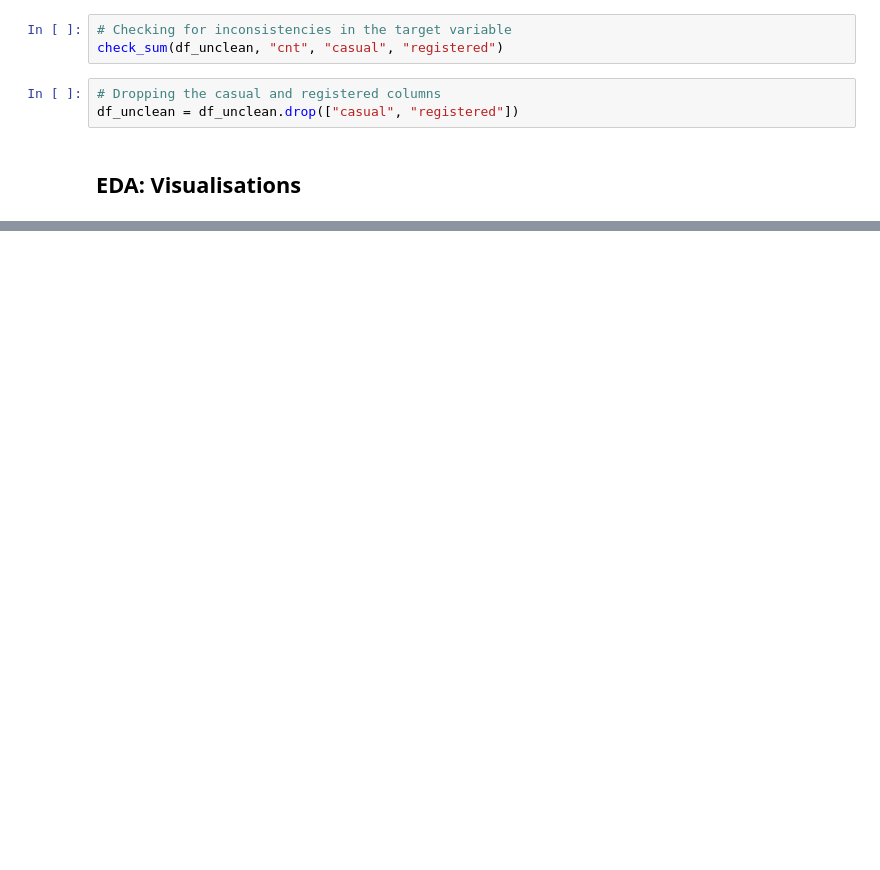
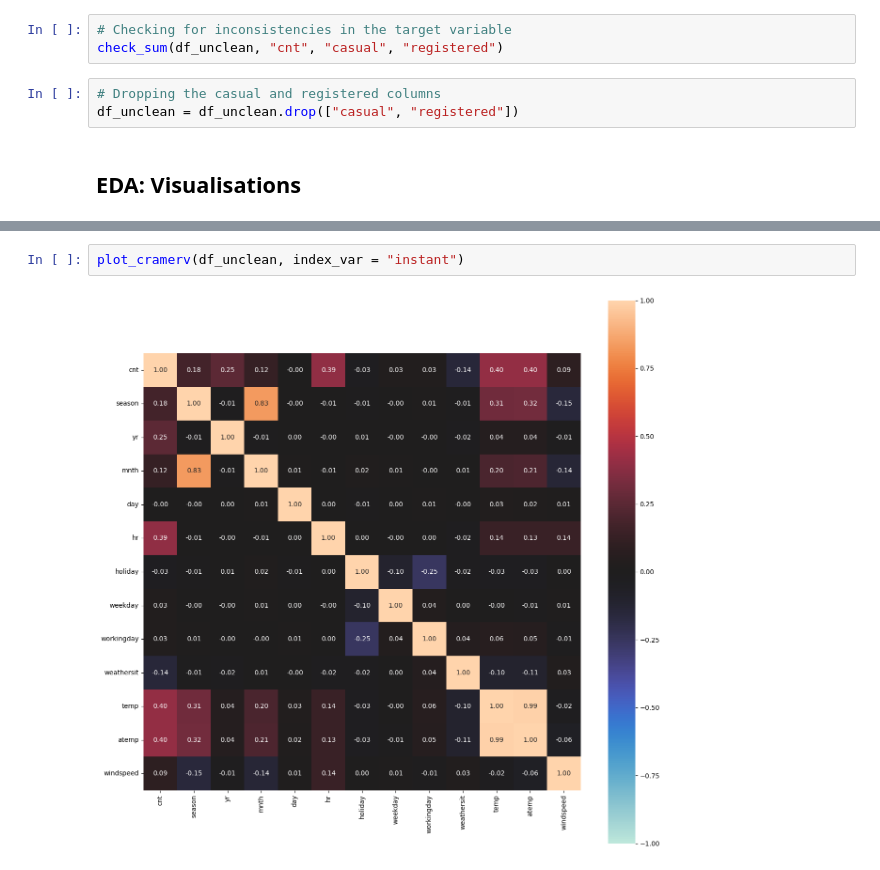
Before and after one commit to govindnirav/project_d100, a Jupyter notebook: scripts/eda_cleaning.ipynb, the cells around one changed output, grey strips where cells are left out. Cells and saved outputs as stored; diff of their text form; blank space fills up the shorter version.

```diff
--- a/scripts/eda_cleaning.ipynb
+++ b/scripts/eda_cleaning.ipynb
@@ -139,0 +204,4 @@ plot_box(df_unclean, y_var = "hr", x_var = "cnt")
+# %%
+plot_cramerv(df_unclean, index_var = "instant")
+# %% [output]
+[figure, added]
```
Also changed, not shown: parts of 51 cells of this notebook.
